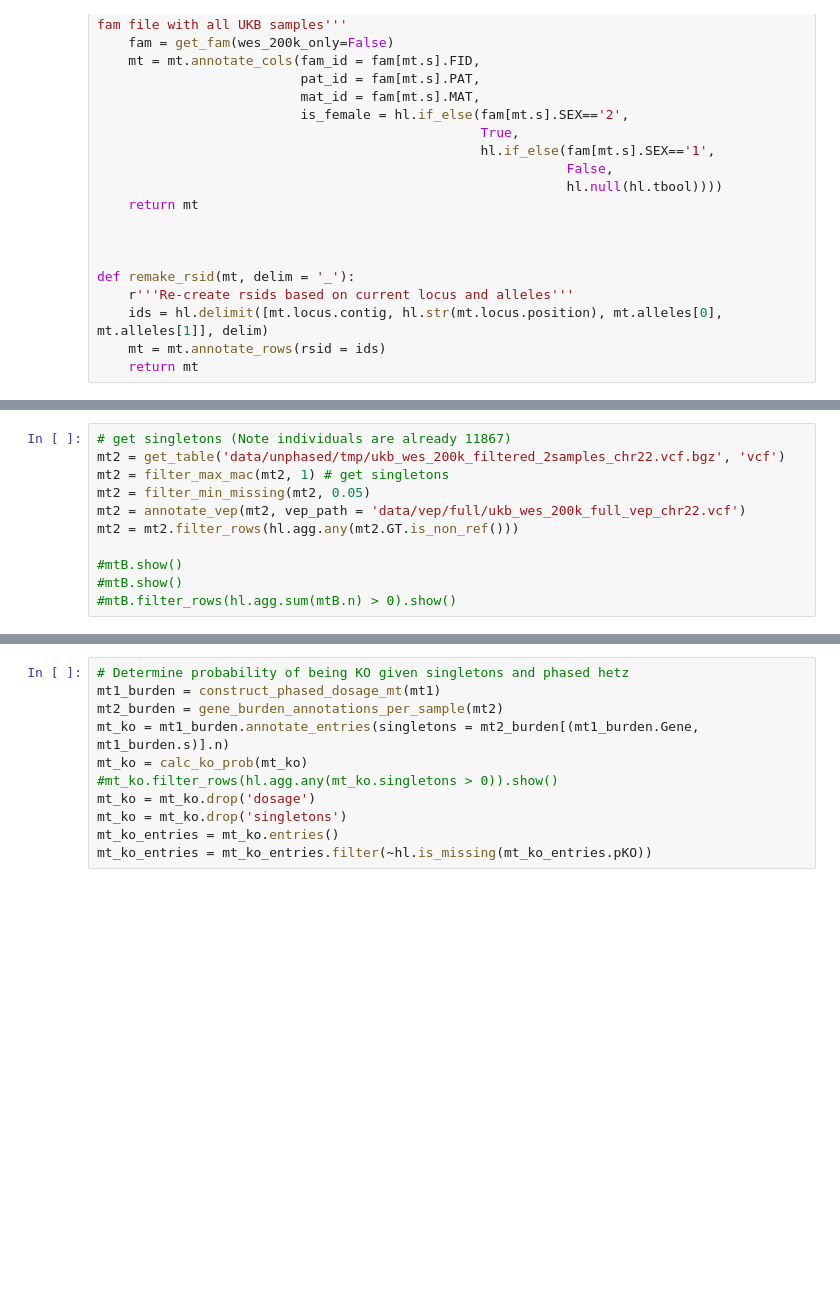
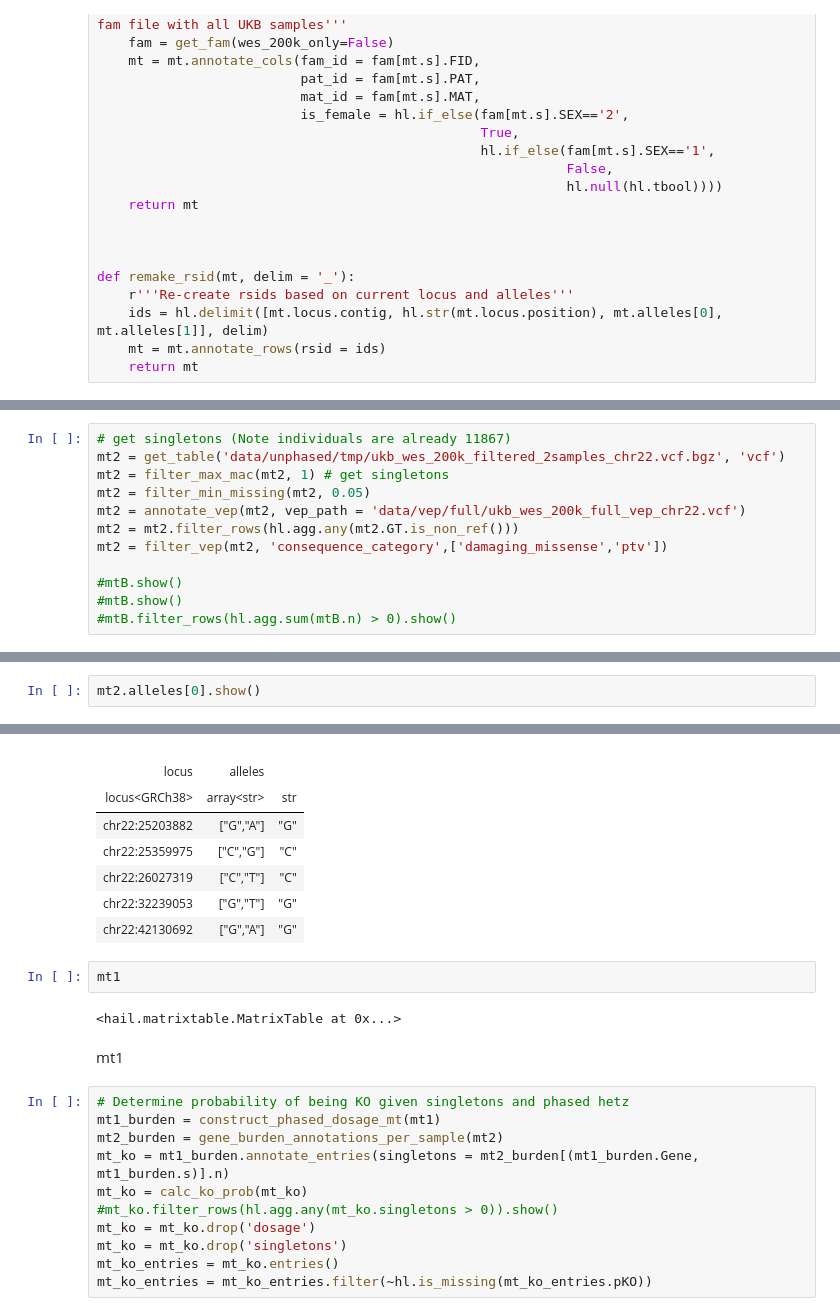
Before and after one commit to frhl/wes_ko_ukbb, a Jupyter notebook: sandbox.ipynb, the cells around one changed output, grey strips where cells are left out. Drawn from its saved outputs; the diff is of its cells as text; blank space fills up the shorter version.

```diff
--- a/sandbox.ipynb
+++ b/sandbox.ipynb
@@ -545,6 +555,7 @@ mt2 = filter_max_mac(mt2, 1) # get singletons
 mt2 = filter_min_missing(mt2, 0.05)
 mt2 = annotate_vep(mt2, vep_path = 'data/vep/full/ukb_wes_200k_full_vep_chr22.vcf')
 mt2 = mt2.filter_rows(hl.agg.any(mt2.GT.is_non_ref()))
+mt2 = filter_vep(mt2, 'consequence_category',['damaging_missense','ptv'])
 
 #mtB.show()
 #mtB.show()
@@ -589,0 +589,3 @@ showing top 57 rows
+# %%
+mt2.alleles[0].show()
+# %% [output]
@@ -590,3 +594,17 @@ showing top 57 rows
+|  |  |  |
+| locus | alleles |  |
+| locus<GRCh38> | array<str> | str |
+| chr22:25203882 | ["G","A"] | "G" |
+| chr22:25359975 | ["C","G"] | "C" |
+| chr22:26027319 | ["C","T"] | "C" |
+| chr22:32239053 | ["G","T"] | "G" |
+| chr22:42130692 | ["G","A"] | "G" |
+# %%
+mt1
+# %% [output]
+<hail.matrixtable.MatrixTable at 0x...>
+# %% [markdown]
+mt1
 # %%
 # Determine probability of being KO given singletons and phased hetz
 mt1_burden = construct_phased_dosage_mt(mt1)
```
Also changed, not shown: parts of 11 cells of this notebook, 5 other files.
